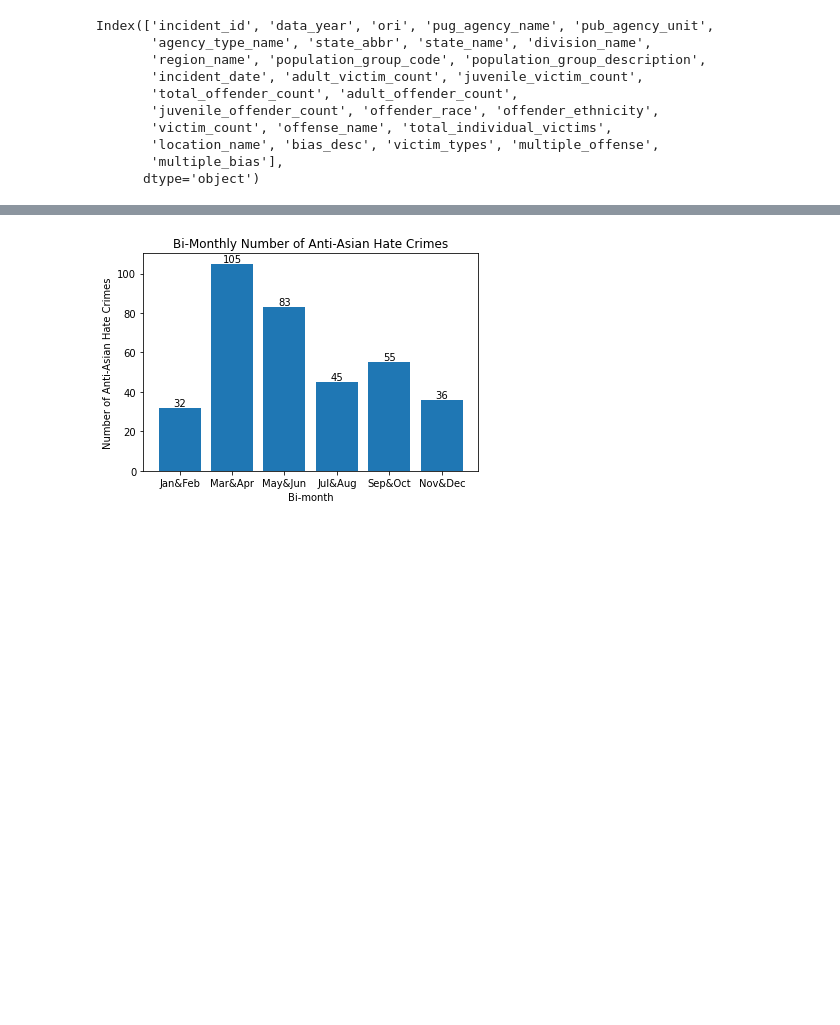
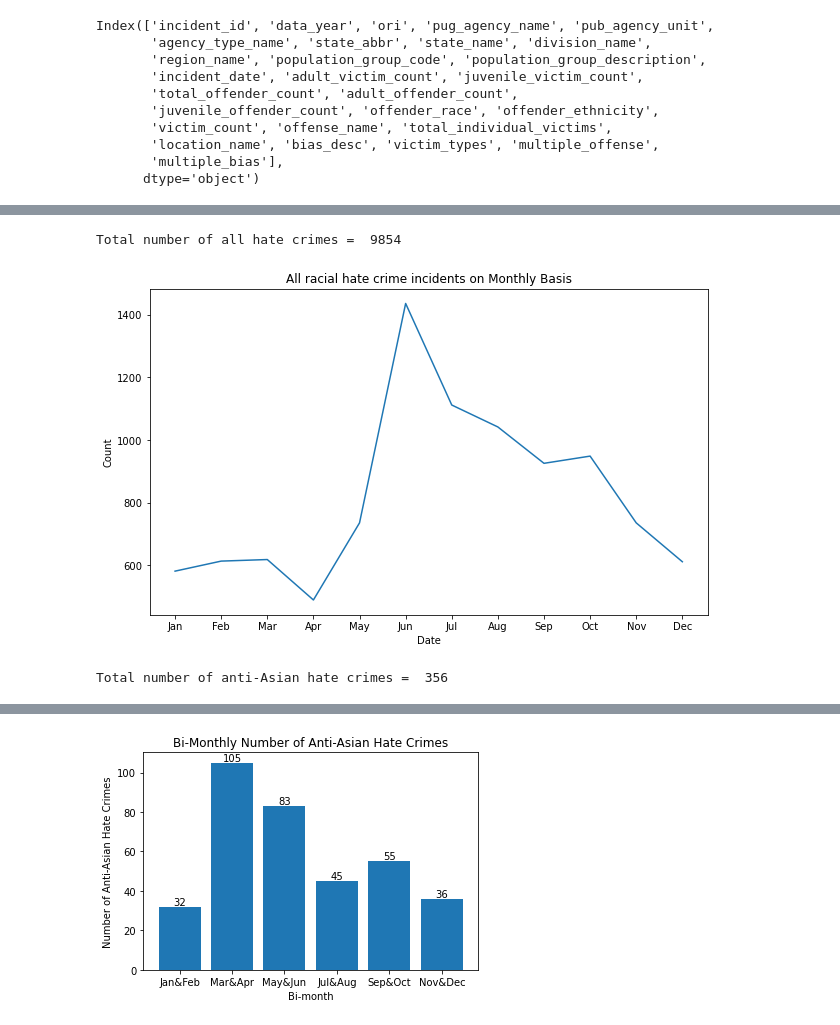
Before and after one commit to macs30200-s23/replication-materials-yuzhouw313, a Jupyter notebook: FBI_hatecrime/crime_analysis.ipynb, the cells around one changed output, grey strips where cells are left out. Cells and saved outputs as stored; diff of their text form; code cells hidden in the pictures; blank space fills up the shorter version.

```diff
--- a/FBI_hatecrime/crime_analysis.ipynb
+++ b/FBI_hatecrime/crime_analysis.ipynb
@@ -93,0 +114,6 @@ df.shape
+# %%
+df = df.reindex(columns=['incident_id', 'incident_date', 'bias_desc', 'offense_name',
+                         'offender_race', 'offender_ethnicity', 'total_offender_count', 'victim_count',
+                         'location_name', 'data_year', 'division_name', 'region_name', 'population_group_description',
+                         'total_individual_victims', 'victim_types', 'multiple_offense', 'multiple_bias'])
+df
@@ -96,4 +173,0 @@ df.shape
-# %%
-df = df[df['bias_desc'].str.contains('Asian')]
-df = df.reset_index(drop=True)
-df
@@ -187,0 +211,26 @@ Total 356
+# %%
+# Monthly incidents including all racial hate crimes
+jan, feb, mar, apr, may, jun, jul, aug, sep, oct, nov, dec = monthly_count(df)
+total = jan+feb+mar+apr+may+jun+jul+aug+sep+oct+nov+dec
+print("Total number of all hate crimes = ", total)
+# %% [output]
+Total number of all hate crimes =  9854
+# %%
+plt.figure(figsize=(10, 6))
+months = ['Jan', 'Feb', 'Mar', 'Apr', 'May', 'Jun', 'Jul', 'Aug', 'Sep', 'Oct', 'Nov', 'Dec']
+crime_num = [jan, feb, mar, apr, may, jun, jul, aug, sep, oct, nov, dec]
+
+plt.plot(months, crime_num)
+plt.title("All racial hate crime incidents on Monthly Basis")
+plt.xlabel("Date")
+plt.ylabel("Count")
+plt.show()
+# %% [output]
+[figure, added]
+# %%
+# Monthly incidents of anti-Asian hate crimes
+jan_a, feb_a, mar_a, apr_a, may_a, jun_a, jul_a, aug_a, sep_a, oct_a, nov_a, dec_a = monthly_count(df_asian)
+total_a = jan_a+feb_a+mar_a+apr_a+may_a+jun_a+jul_a+aug_a+sep_a+oct_a+nov_a+dec_a
+print("Total number of anti-Asian hate crimes = ", total_a)
+# %% [output]
+Total number of anti-Asian hate crimes =  356
```
Also changed, not shown: parts of 29 cells of this notebook, 2 other files.
